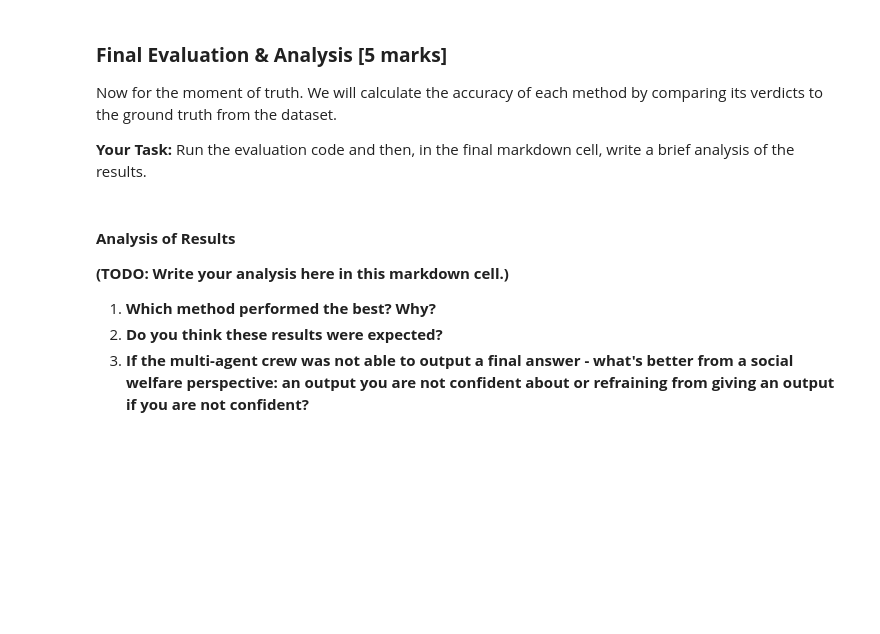
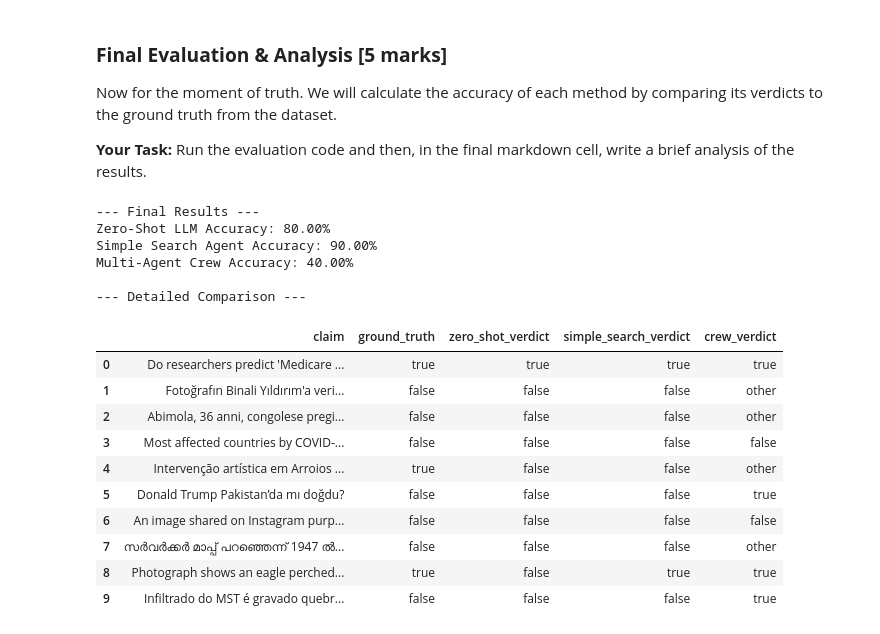
Before and after one commit to ahmad-sarfraz345/CS_6303, a Jupyter notebook: PA2/PA2.ipynb, the cells around one changed output. Cells and saved outputs as stored; diff of their text form; code cells hidden in the pictures; blank space fills up the shorter version.

```diff
--- a/PA2/PA2.ipynb
+++ b/PA2/PA2.ipynb
@@ -875,22 +786,19 @@ This agent represents a standard RAG (Retrieval-Augmented Generation) approach.
 # %% [markdown]
 **Your Task:** Implement the `verify_claim_with_search` function. This function will create a simple agent equipped with the `TavilySearch` tool.
 # %%
+import time
+
+load_dotenv()
+
+
+llm = ChatMistralAI(api_key=os.getenv("MISTRAL_API_KEY"), model="mistral-small-latest")
+
 def verify_claim_with_search(claim: str) -> str:
     """Verifies a claim using a single agent with a web search tool."""
-    # TODO: Implement the simple search agent.
-    # 1. Create an agent using create_agent.
-    # 2. Provide it with a list containing just one tool: `search_tool`.
-    # 3. The system prompt should instruct it to use its search tool to find information
-    #    and then make a final judgment on the claim.
-    # 4. CRUCIAL: The prompt MUST also instruct the model to end its final response
-    #    with ONLY the word "True" or "False".
-    # 5. Invoke the agent with the claim. Enforcing a structured output will help.
-    # 6. Extract the text content from the final message.
-    # 7. Use the same cleanup logic as before to return a clean "True" or "False".
     agent = create_agent(
         model=llm,
         tools=[search_tool],
-        system_prompt="You are a fact-checker with access to a web search tool. Use the tool to find information and make a final judgment on the claim. You must end your final response with ONLY the word 'True' or 'False'."
+        system_prompt="You are a fact-checker with access to a web search tool. Use the tool to find information and make a final judgment on the claim. You MUST respond with ONLY the word 'True' or 'False'."
     )
     result = agent.invoke({
         "messages": [
@@ -909,6 +817,8 @@ results_with_search = []
 for claim in tqdm(claims_sample['claim'], desc="Search Verification"):
     verdict = verify_claim_with_search(claim)
     results_with_search.append(verdict)
+    time.sleep(20)  # Add a delay to avoid hitting rate limits
+
 
 claims_sample['simple_search_verdict'] = results_with_search
 # %% [output]
@@ -923,11 +832,10 @@ RateLimitError: Error code: 429 - {'error': {'message': 'Rate limit reached for
 
 Note: Restrict the number of revisions to 2. If the crew is not able to arrive at a definitive answer, output 'uncertain'.  I'll leave it upto you to think and decide if such a behavior should be penalized. You may compute your accuracy accordingly.
 # %%
-# First, bring over your complete, working Multi-Agent Crew graph from the previous section.
-# (The full solution code for the "Devil's Advocate" crew is assumed to be here)
-# ... app = workflow.compile() ...
 load_dotenv()
-llm = ChatGroq(api_key = os.getenv("GROQ_API_KEY"),model="llama-3.3-70b-versatile")
+
+
+llm = ChatMistralAI(api_key=os.getenv("MISTRAL_API_KEY"), model="mistral-small-latest")
 
 workflow = StateGraph(FactCheckCrewState)
 workflow.add_node("supporting_evidence", supporting_evidence_node)
@@ -944,15 +852,6 @@ app = workflow.compile()
 
 def verify_claim_with_crew(claim: str) -> str:
     """Verifies a claim using the full multi-agent research crew."""
-    # TODO: Implement the crew-based verifier.
-    # 1. Define the initial state for your LangGraph app. It needs the 'claim' and a 'revision_number' of 0.
-    # 2. Invoke the app with this initial state.
-    # 3. Get the 'final_verdict' from the resulting state dictionary.
-    # 4. Implement the translation logic:
-    #    - If the final_verdict is "CONFIRMED", return "True".
-    #    - If the final_verdict is "CONTRADICTED", return "False".
-    #    - If the final_verdict is "NEEDS_MORE_INFO" return "Other"
-    #      (as the claim could not be confidently confirmed).
     initial_state = {"claim": claim, "revision_number": 0}
     final_state = app.invoke(initial_state)
     final_verdict = final_state["final_verdict"]
@@ -970,6 +869,7 @@ results_with_crew = []
 for claim in tqdm(claims_sample['claim'], desc="Crew Verification"):
     verdict = verify_claim_with_crew(claim)
     results_with_crew.append(verdict)
+    time.sleep(60)
 
 claims_sample['crew_verdict'] = results_with_crew
 # %% [output]
@@ -983,25 +1025,40 @@ Now for the moment of truth. We will calculate the accuracy of each method by co
 
 **Your Task:** Run the evaluation code and then, in the final markdown cell, write a brief analysis of the results.
 # %%
+# make all the final verdict columns all lowercase for consistency
+claims_sample['zero_shot_verdict'] = claims_sample['zero_shot_verdict'].str.lower()
+claims_sample['simple_search_verdict'] = claims_sample['simple_search_verdict'].str.lower()
+claims_sample['crew_verdict'] = claims_sample['crew_verdict'].str.lower()
+
 # --- Calculate Accuracy ---
 ground_truth = claims_sample['ground_truth'].values
 
 accuracy_zero_shot = (claims_sample['zero_shot_verdict'].values == ground_truth).mean()
 accuracy_simple_search = (claims_sample['simple_search_verdict'].values == ground_truth).mean()
 accuracy_crew = (claims_sample['crew_verdict'].values == ground_truth).mean()
 
 print("--- Final Results ---")
 print(f"Zero-Shot LLM Accuracy: {accuracy_zero_shot:.2%}")
 print(f"Simple Search Agent Accuracy: {accuracy_simple_search:.2%}")
 print(f"Multi-Agent Crew Accuracy: {accuracy_crew:.2%}")
 
 print("\n--- Detailed Comparison ---")
 display(claims_sample[['claim', 'ground_truth', 'zero_shot_verdict', 'simple_search_verdict', 'crew_verdict']])
+# %% [output]
+--- Final Results ---
+Zero-Shot LLM Accuracy: 80.00%
+Simple Search Agent Accuracy: 90.00%
+Multi-Agent Crew Accuracy: 40.00%
+
+--- Detailed Comparison ---
+|  | claim | ground_truth | zero_shot_verdict | simple_search_verdict | crew_verdict |
+| 0 | Do researchers predict 'Medicare ... | true | true | true | true |
+| 1 | Fotoğrafın Binali Yıldırım'a veri... | false | false | false | other |
+| 2 | Abimola, 36 anni, congolese pregi... | false | false | false | other |
+| 3 | Most affected countries by COVID-... | false | false | false | false |
+| 4 | Intervenção artística em Arroios ... | true | false | false | other |
+| 5 | Donald Trump Pakistan’da mı doğdu? | false | false | false | true |
+| 6 | An image shared on Instagram purp... | false | false | false | false |
+| 7 | സർവർക്കർ മാപ്പ് പറഞ്ഞെന്ന് 1947 ൽ... | false | false | false | other |
+| 8 | Photograph shows an eagle perched... | true | false | true | true |
+| 9 | Infiltrado do MST é gravado quebr... | false | false | false | true |
-# %% [markdown]
-#### **Analysis of Results**
-
-**(TODO: Write your analysis here in this markdown cell.)**
-
-1. **Which method performed the best? Why?**
-2. **Do you think these results were expected?**
-3. **If the multi-agent crew was not able to output a final answer - what's better from a social welfare perspective: an output you are not confident about or refraining from giving an output if you are not confident?**
```
Also changed, not shown: parts of 17 cells of this notebook.
